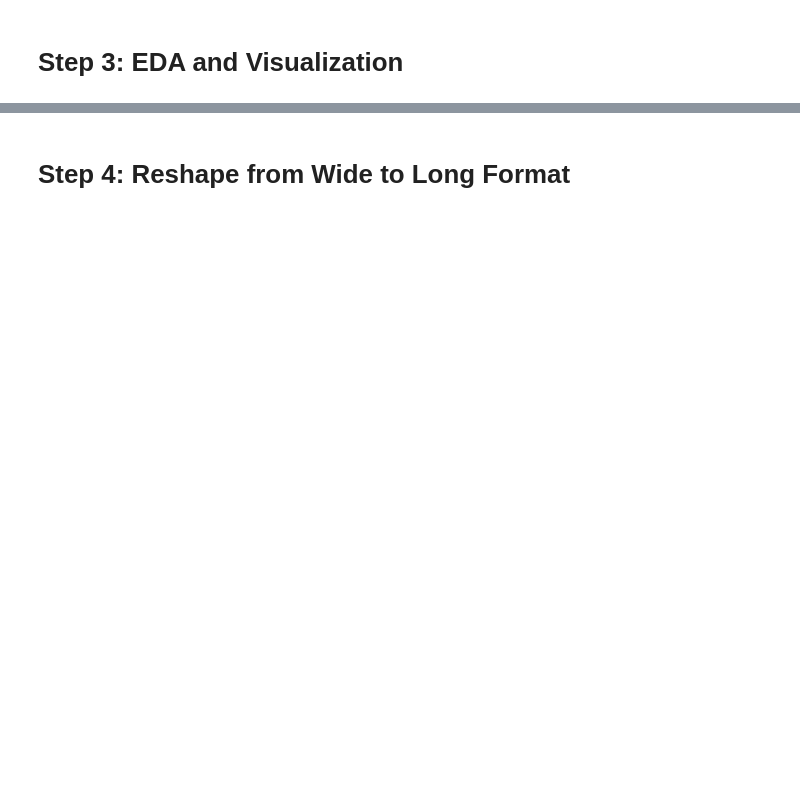
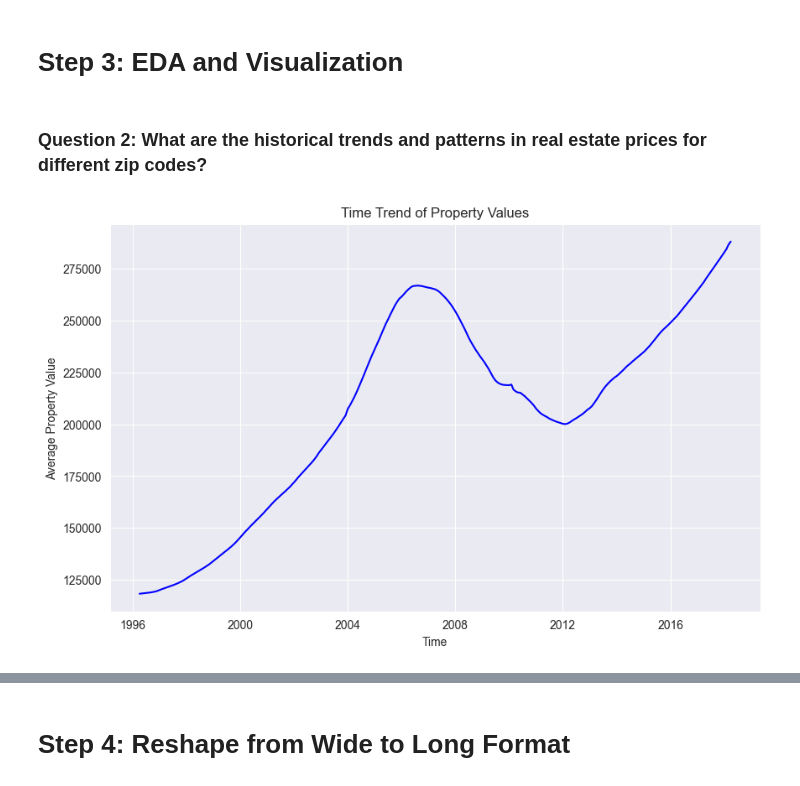
Before and after one commit to Lawez/phase-4-group-project, a Jupyter notebook: starter_notebook.ipynb, the cells around one changed output, grey strips where cells are left out. Drawn from its saved outputs; the diff is of its cells as text; code cells hidden in the pictures; blank space fills up the shorter version.

```diff
--- a/starter_notebook.ipynb
+++ b/starter_notebook.ipynb
@@ -160,0 +167,3 @@ Length: 272, dtype: object
+# %%
+# ROI(Return On Investment)
+data['ROI'] = ((data['2018-04'] - data['1996-04']) / data['1996-04']) * 100
@@ -290,2 +374,21 @@ new.describe()
 # %% [markdown]
 # Step 3: EDA and Visualization
+# %% [markdown]
+### Question 2: What are the historical trends and patterns in real estate prices for different zip codes?
+# %%
+# checking for changes in property value over years
+
+# setting style using seaborn
+sns.set_style('darkgrid')
+# Group data by time and calculate average value
+avg_value = new.groupby('time')['value'].mean()
+
+# Plot line chart
+plt.figure(figsize=(10,6))
+plt.plot(avg_value.index, avg_value, color='blue')
+plt.title('Time Trend of Property Values')
+plt.xlabel('Time')
+plt.ylabel('Average Property Value')
+plt.show()
+# %% [output]
+[figure, added]
```
Also changed, not shown: parts of 22 cells of this notebook.
